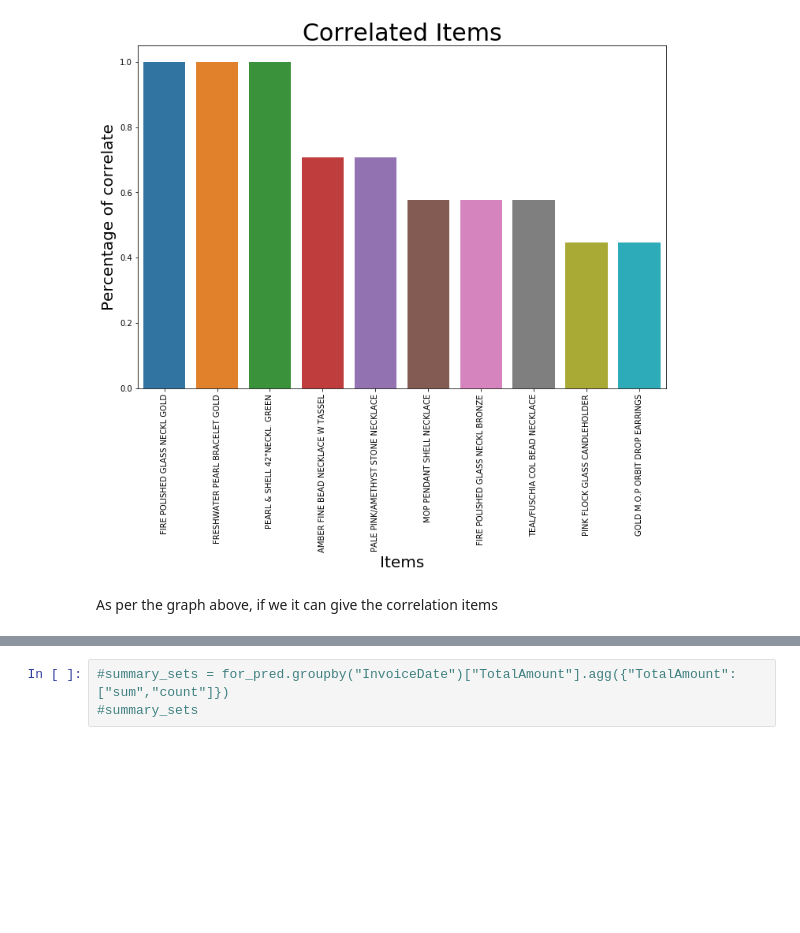
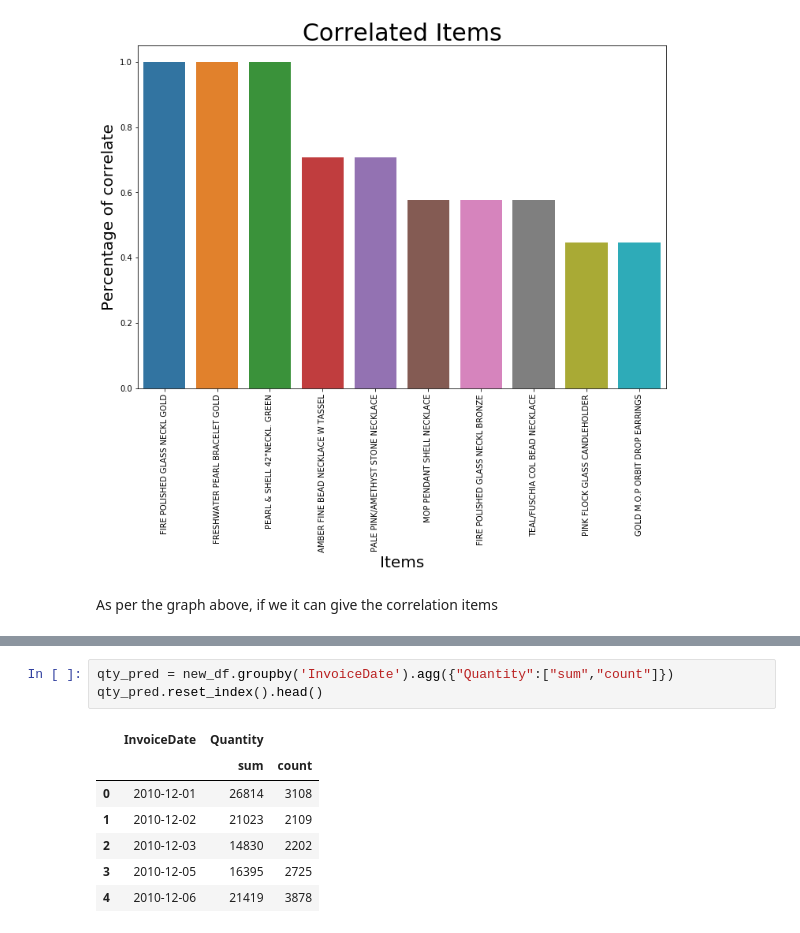
Before and after one commit to JAsanka/BUSINESS-INTELLIGENCE-SYSTEM, a Jupyter notebook: Untitled1.ipynb, the cells around one changed output, grey strips where cells are left out. Cells and saved outputs as stored; diff of their text form; blank space fills up the shorter version.

```diff
--- a/Untitled1.ipynb
+++ b/Untitled1.ipynb
@@ -304,3 +336,11 @@ As per the graph above, if we it can give the correlation items
 # %%
-#summary_sets = for_pred.groupby("InvoiceDate")["TotalAmount"].agg({"TotalAmount":["sum","count"]})
-#summary_sets
+qty_pred = new_df.groupby('InvoiceDate').agg({"Quantity":["sum","count"]})
+qty_pred.reset_index().head()
+# %% [output]
+|  | InvoiceDate | Quantity |  |
+|  |  | sum | count |
+| 0 | 2010-12-01 | 26814 | 3108 |
+| 1 | 2010-12-02 | 21023 | 2109 |
+| 2 | 2010-12-03 | 14830 | 2202 |
+| 3 | 2010-12-05 | 16395 | 2725 |
+| 4 | 2010-12-06 | 21419 | 3878 |
```
Also changed, not shown: parts of 13 cells of this notebook.
